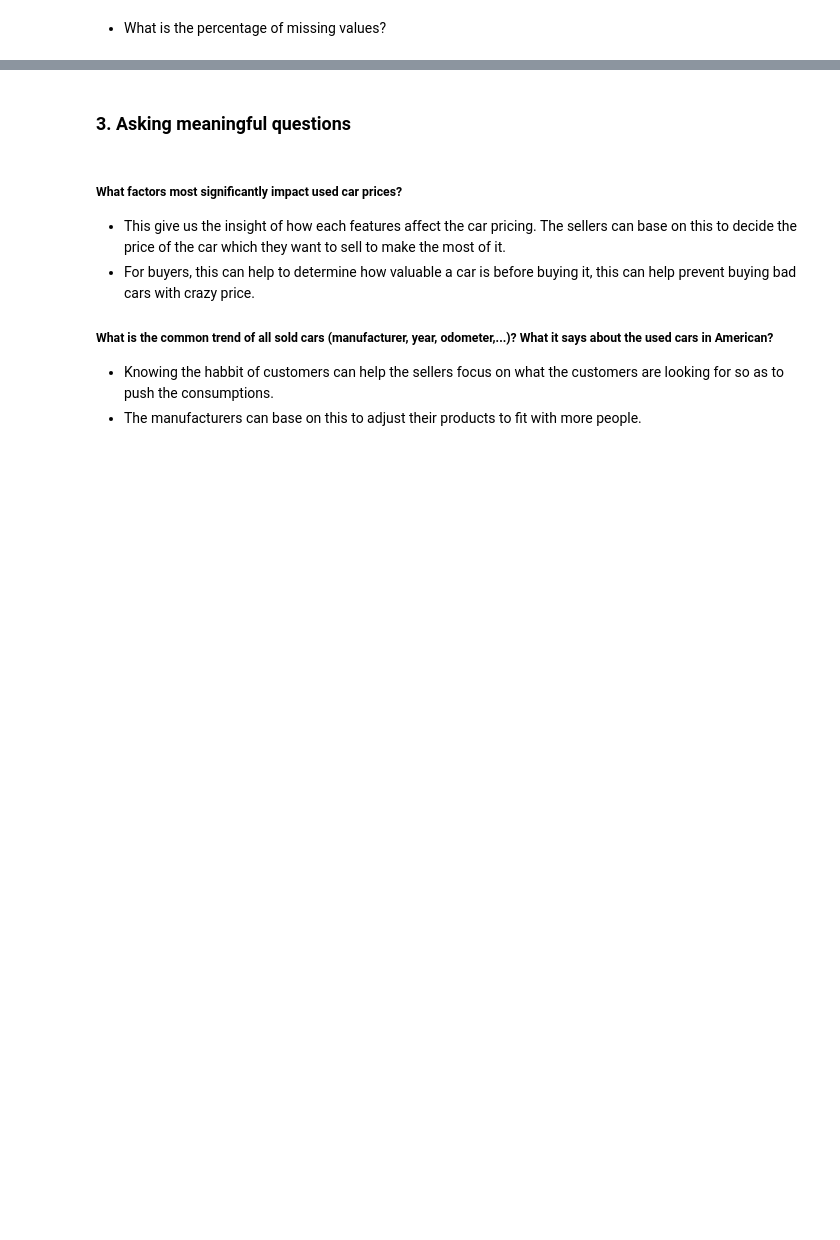
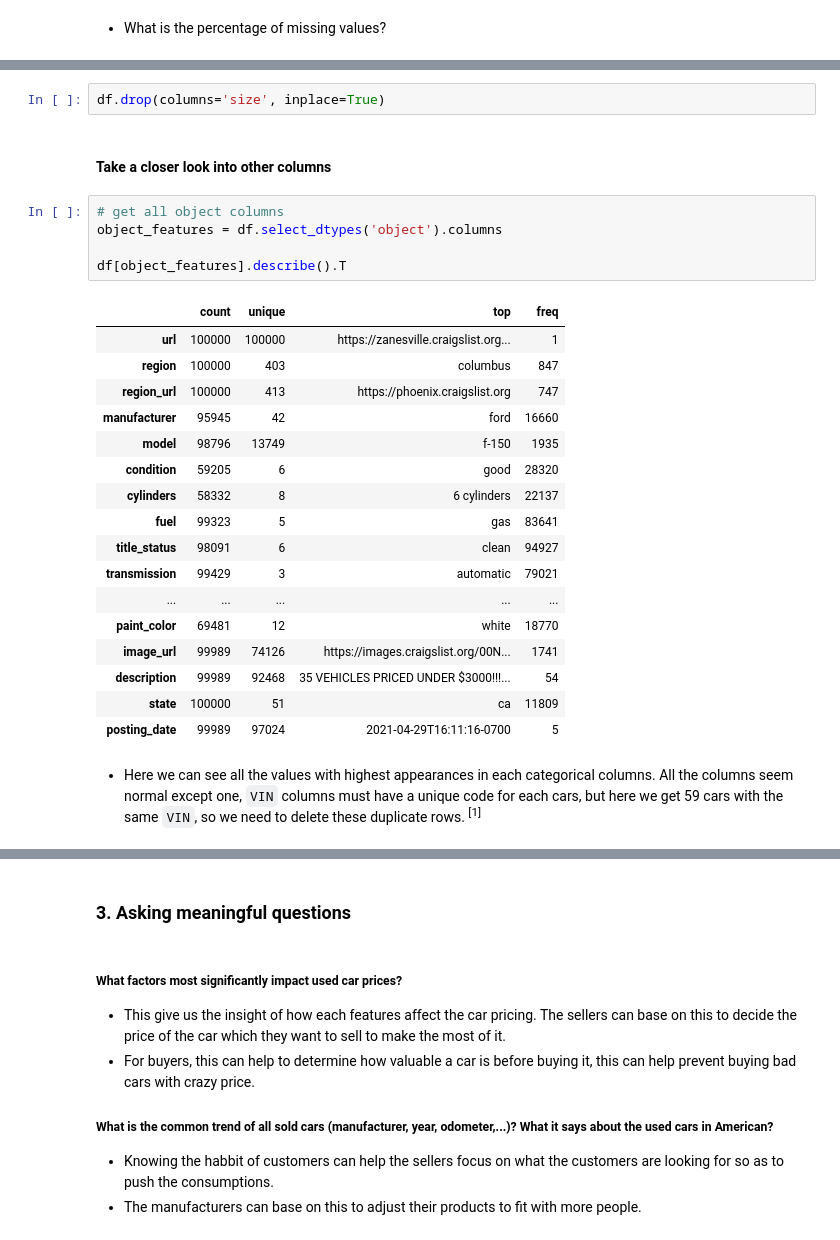
Before and after one commit to Chien-VuMinh/Used-Cars, a Jupyter notebook: Used Cars.ipynb, the cells around one changed output, grey strips where cells are left out. Saved outputs shown, nothing was run; the diff lists cells and outputs as text; blank space fills up the shorter version.

```diff
--- a/Used Cars.ipynb
+++ b/Used Cars.ipynb
@@ -176,0 +211,29 @@ plt.title('Percentage of missing values of numerical features');
+# %%
+df.drop(columns='size', inplace=True)
+# %% [markdown]
+#### Take a closer look into other columns
+# %%
+# get all object columns
+object_features = df.select_dtypes('object').columns
+
+df[object_features].describe().T
+# %% [output]
+|  | count | unique | top | freq |
+| url | 100000 | 100000 | https://zanesville.craigslist.org... | 1 |
+| region | 100000 | 403 | columbus | 847 |
+| region_url | 100000 | 413 | https://phoenix.craigslist.org | 747 |
+| manufacturer | 95945 | 42 | ford | 16660 |
+| model | 98796 | 13749 | f-150 | 1935 |
+| condition | 59205 | 6 | good | 28320 |
+| cylinders | 58332 | 8 | 6 cylinders | 22137 |
+| fuel | 99323 | 5 | gas | 83641 |
+| title_status | 98091 | 6 | clean | 94927 |
+| transmission | 99429 | 3 | automatic | 79021 |
+| ... | ... | ... | ... | ... |
+| paint_color | 69481 | 12 | white | 18770 |
+| image_url | 99989 | 74126 | https://images.craigslist.org/00N... | 1741 |
+| description | 99989 | 92468 | 35 VEHICLES PRICED UNDER $3000!!!... | 54 |
+| state | 100000 | 51 | ca | 11809 |
+| posting_date | 99989 | 97024 | 2021-04-29T16:11:16-0700 | 5 |
+# %% [markdown]
+- Here we can see all the values with highest appearances in each categorical columns. All the columns seem normal except one,  `VIN` columns must have a unique code for each cars, but here we get 59 cars with the same `VIN`, so we need to delete these duplicate rows. <sup>[1]</sup>
```
Also changed, not shown: parts of 11 cells of this notebook.
